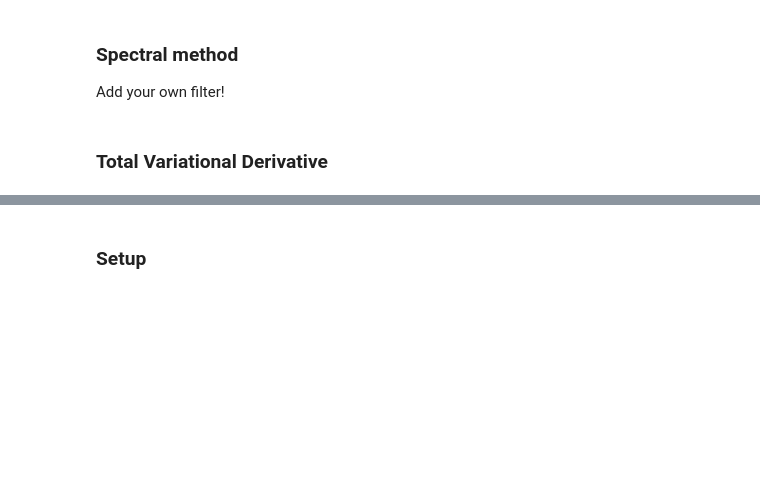
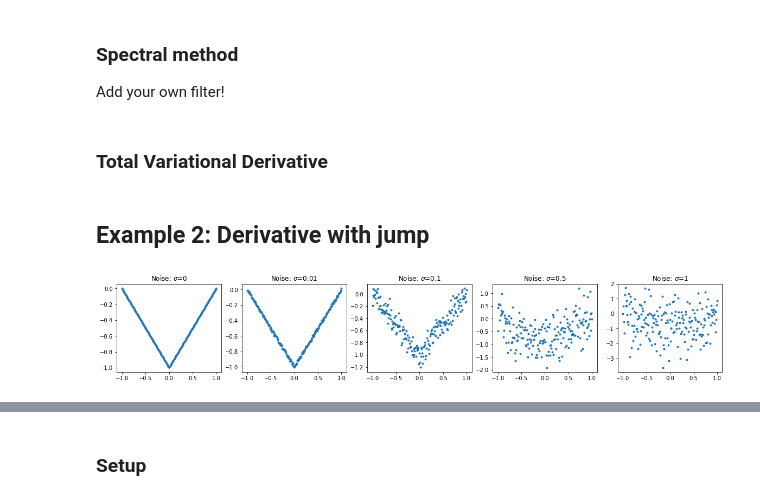
Before and after one commit to andgoldschmidt/derivative, a Jupyter notebook: Derivatives_Review.ipynb, the cells around one changed output, grey strips where cells are left out. Saved outputs shown, nothing was run; the diff lists cells and outputs as text; code cells hidden in the pictures; blank space fills up the shorter version.

Commit message:
Added discont-s deriv example, added docs to TVR

```diff
--- a/Derivatives_Review.ipynb
+++ b/Derivatives_Review.ipynb
@@ -105 +109,29 @@ tvd =  diff.TotalVariation({'alpha': 0.2})
 plot_example_1(tvd, x, noisy_sin, np.cos, sigmas)
+# %% [markdown]
+## Example 2: Derivative with jump
+# %%
+# def plot_example_2(diff_method, t, data_f, res_f, sigmas):
+
+def noisy_abs(x, sigma):
+    '''Sine with gaussian noise.'''
+    return np.abs(x)-1 + np.random.normal(loc=0, scale=sigma, size=x.shape)
+
+def d_abs(x):
+    if not np.isscalar(x) > 0:
+        return np.array([d_abs(xi) for xi in x])
+    if x == 0:
+        return np.nan
+    elif x < 0:
+        return -1
+    else:
+        return 1
+# %%
+sigmas = [0, 0.01, 0.1, .5, 1]
+fig, ax = plt.subplots(1, len(sigmas), figsize=[len(sigmas)*4, 3])
+
+x = np.linspace(-1, 1, 200)
+for axs, s in zip(ax, sigmas):
+    axs.scatter(x, noisy_abs(x, s))
+    axs.set_title("Noise: $\sigma$={}".format(s))
+# %% [output]
+[figure, added]
```
Also changed, not shown: parts of 7 cells of this notebook, 1 other file.
